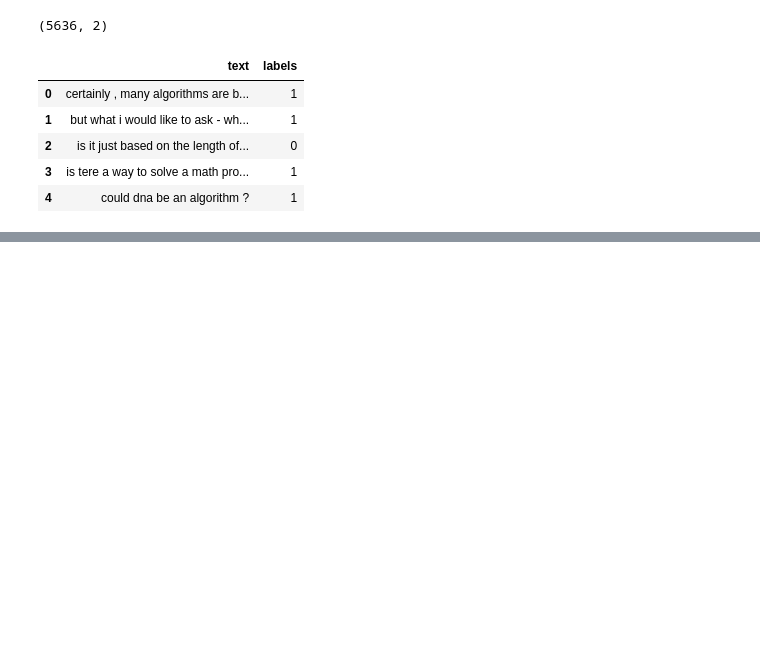
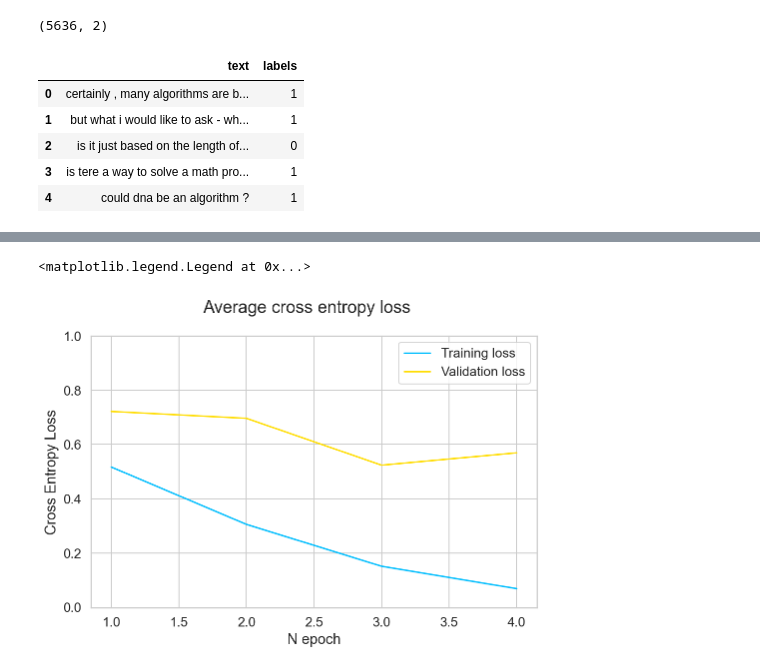
Before and after one commit to dorsolich/language-generation-with-LLM, a Jupyter notebook: qg/LearningQ_data/cls_data_exploration.ipynb, the cells around one changed output, grey strips where cells are left out. Cells and saved outputs as stored; diff of their text form; code cells hidden in the pictures; blank space fills up the shorter version.

Commit message:
cls results analysis

```diff
--- a/qg/LearningQ_data/cls_data_exploration.ipynb
+++ b/qg/LearningQ_data/cls_data_exploration.ipynb
@@ -21,5 +21,11 @@ device = torch.device("cuda:0" if torch.cuda.is_available() else "cpu")
 import json
 with open("cls_dataset.json") as f:
     dataset = json.load(f)
+
+with open("results_distilbert_base_cased_2022-05-25_1653492425.4573438.json") as f:
+    train_results = json.load(f)
+
+with open("test_results_distilbert_base_cased_2022-05-25_1653492628.4043052.json") as f:
+    val_results = json.load(f)
 # %%
 df_train = pd.DataFrame.from_dict(dataset["train"])
@@ -135,0 +151,16 @@ Text(0.5, 0, 'Token count')
+# %%
+train_epoch_loss = train_results["epoch_loss_values"]
+val_epoch_loss = val_results["epochs_avg_loss_values"]
+# batch_loss_values =
+epoch = [i for i in range(1, 5)]
+# sns.lineplot(x=epoch, y=train_epoch_loss)
+plt.plot(epoch, train_epoch_loss, label="Training loss")
+plt.plot(epoch, val_epoch_loss, label="Validation loss")
+plt.suptitle("Average cross entropy loss")
+plt.xlabel('N epoch')
+plt.ylabel('Cross Entropy Loss')
+plt.ylim([0, 1])
+plt.legend()
+# %% [output]
+<matplotlib.legend.Legend at 0x...>
+[figure, added]
```
Also changed, not shown: parts of 20 cells of this notebook, 2 other files.
